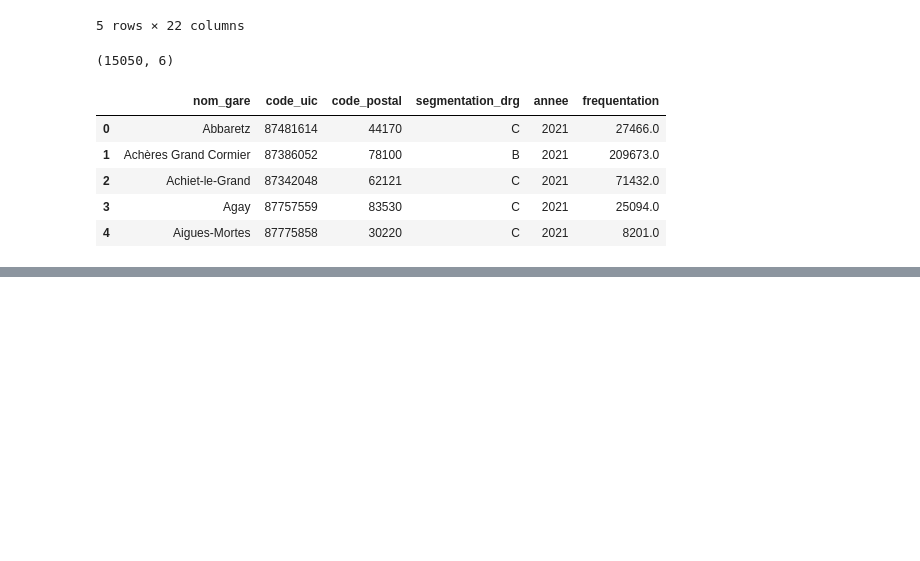
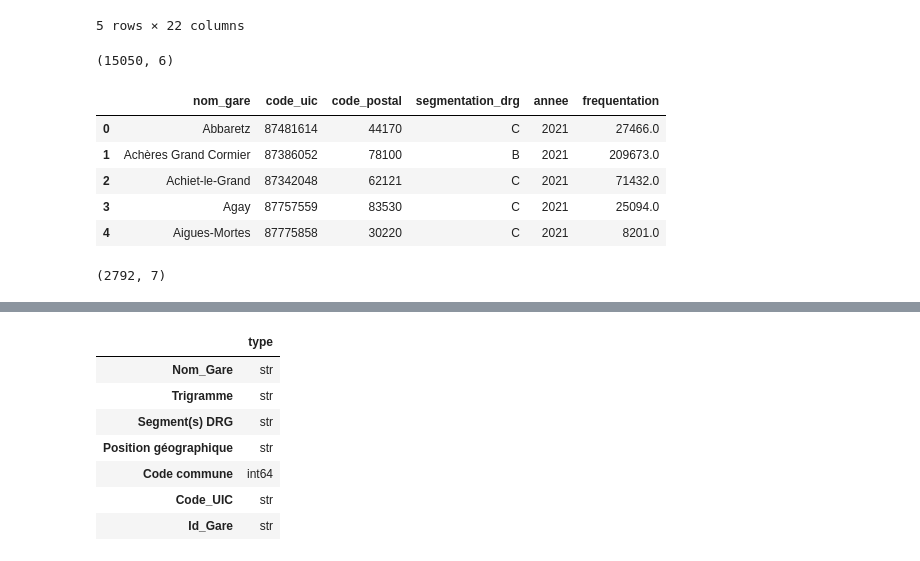
Before and after one commit to eleonoresamson3-alt/le-rail-suit-il-la-France-qui-grandit-, a Jupyter notebook: notebooks/01_collecte.ipynb, the cells around one changed output, grey strips where cells are left out. Drawn from its saved outputs; the diff is of its cells as text; code cells hidden in the pictures; blank space fills up the shorter version.

```diff
--- a/notebooks/01_collecte.ipynb
+++ b/notebooks/01_collecte.ipynb
@@ -52,3 +80,17 @@ display(df_test.head())
 | 2 | Achiet-le-Grand | 87342048 | 62121 | C | 2021 | 71432.0 |
 | 3 | Agay | 87757559 | 83530 | C | 2021 | 25094.0 |
 | 4 | Aigues-Mortes | 87775858 | 30220 | C | 2021 | 8201.0 |
+# %%
+# On récupère le fichier nettoyé en appelant la fonction clean_gares depuis src.nettoyage
+from src.nettoyage import clean_gares
+
+gares = get_gares()
+gares_clean = clean_gares(gares)
+
+# On affiche les dimensions du fichier, les premières lignes et les types des variables
+print(gares.shape)
+display(gares.head())
+resume = gares.dtypes.to_frame("type")
+display(resume)
+# %% [output]
+(2792, 7)
@@ -54,0 +103,8 @@ display(df_test.head())
+|  | type |
+| Nom_Gare | str |
+| Trigramme | str |
+| Segment(s) DRG | str |
+| Position géographique | str |
+| Code commune | int64 |
+| Code_UIC | str |
+| Id_Gare | str |
```
Also changed, not shown: parts of 11 cells of this notebook, 2 other files.
